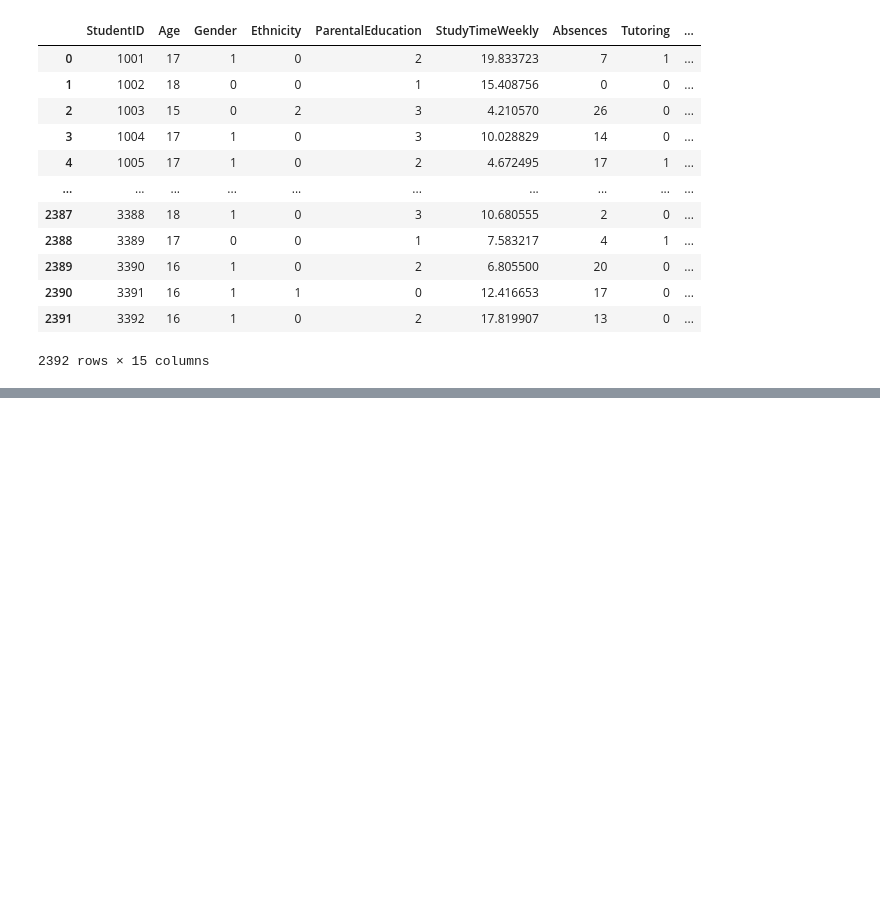
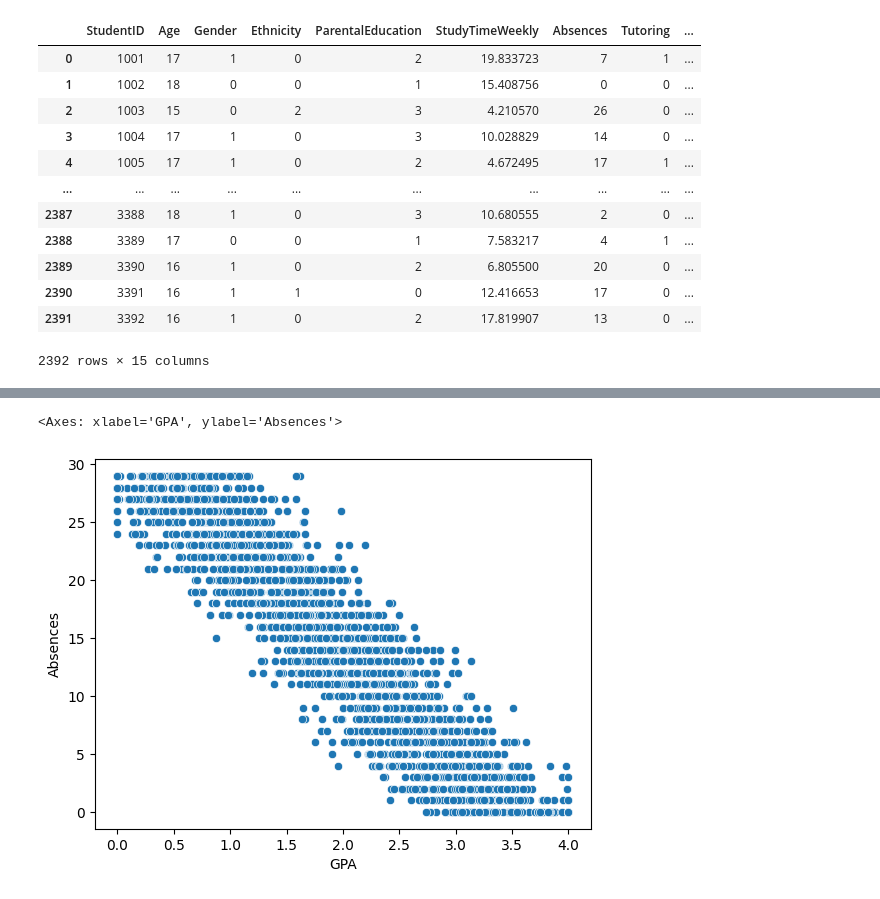
Before and after one commit to MoltenDevLabs/project-4-data-analysis-end-to-end-es, a Jupyter notebook: limpieza_datos.ipynb, the cells around one changed output, grey strips where cells are left out. Drawn from its saved outputs; the diff is of its cells as text; code cells hidden in the pictures; blank space fills up the shorter version.

```diff
--- a/limpieza_datos.ipynb
+++ b/limpieza_datos.ipynb
@@ -98,0 +156,5 @@ ttest_ind_results_df
+# %%
+sns.scatterplot(data=df, x='GPA', y='Absences')
+# %% [output]
+<Axes: xlabel='GPA', ylabel='Absences'>
+[figure, added]
```
Also changed, not shown: parts of 22 cells of this notebook, 8 other files.
